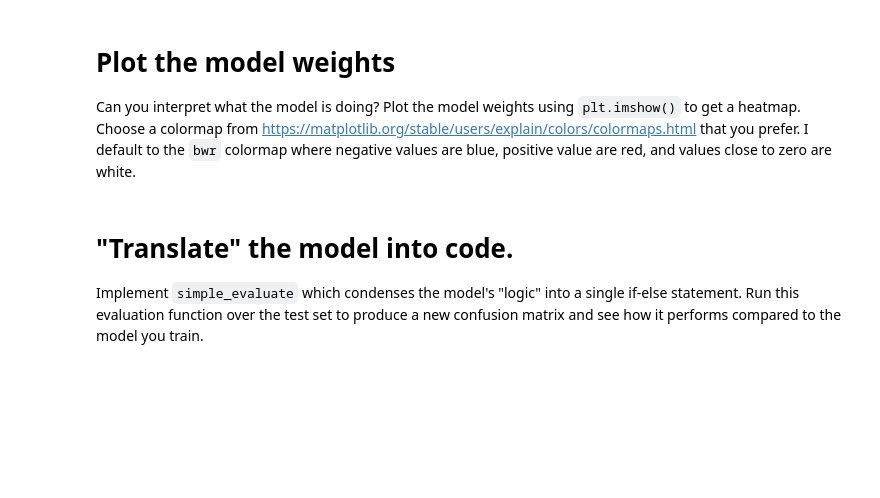
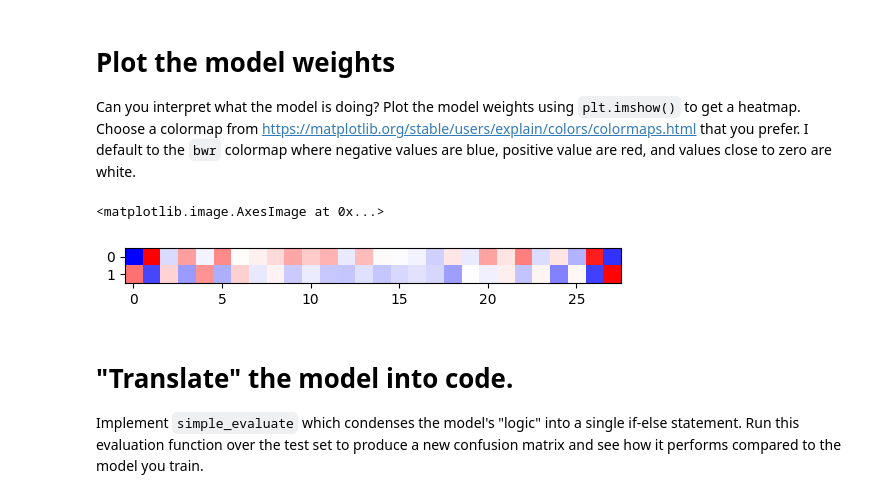
Before and after one commit to said1210UW/Math-480, a Jupyter notebook: 6_25_2024_parenthesization_pytorch/main.ipynb, the cells around one changed output. Saved outputs shown, nothing was run; the diff lists cells and outputs as text; code cells hidden in the pictures; blank space fills up the shorter version.

```diff
--- a/6_25_2024_parenthesization_pytorch/main.ipynb
+++ b/6_25_2024_parenthesization_pytorch/main.ipynb
@@ -88,3 +123,13 @@ Can you interpret what the model is doing? Plot the model weights using `plt.ims
+# %%
+# TODO
+weights = model.fc.weight.detach().numpy()
+plt.imshow(weights, cmap="bwr")
+
+# It appears that the model checks the first and last parantheses such that if the first is close ie ")" then the model will likley say its invalid.
+# If last is open ie "(" then the model will likely say its also invalid
+# %% [output]
+<matplotlib.image.AxesImage at 0x...>
+[figure, added]
 # %% [markdown]
 # "Translate" the model into code.
 Implement `simple_evaluate` which condenses the model's "logic" into a single if-else statement. Run this evaluation function over the test set to produce a new confusion matrix and see how it performs compared to the model you train.
```
Also changed, not shown: parts of 9 cells of this notebook, 22 other files.
